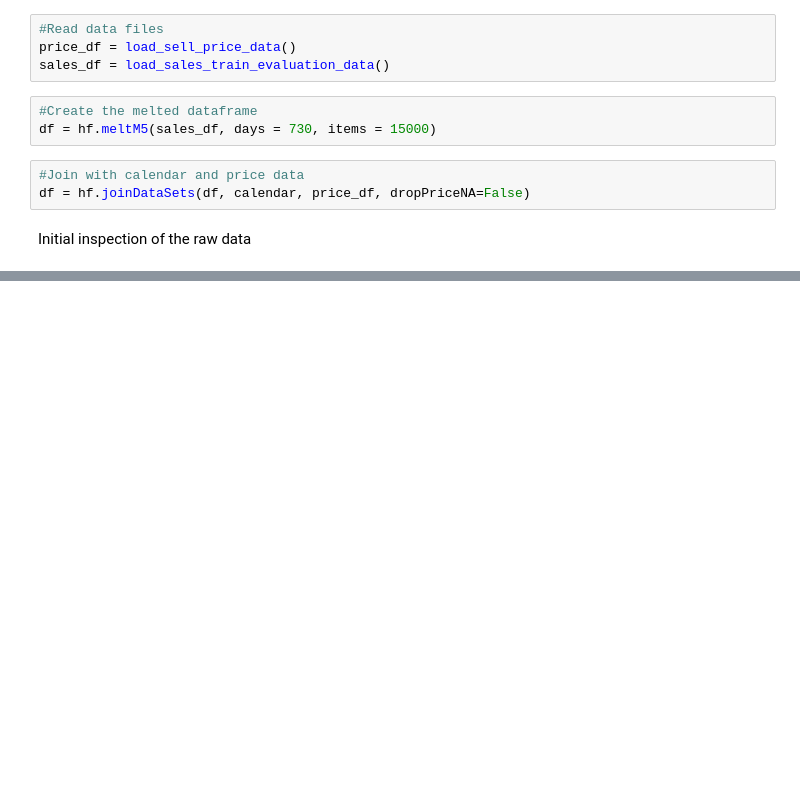
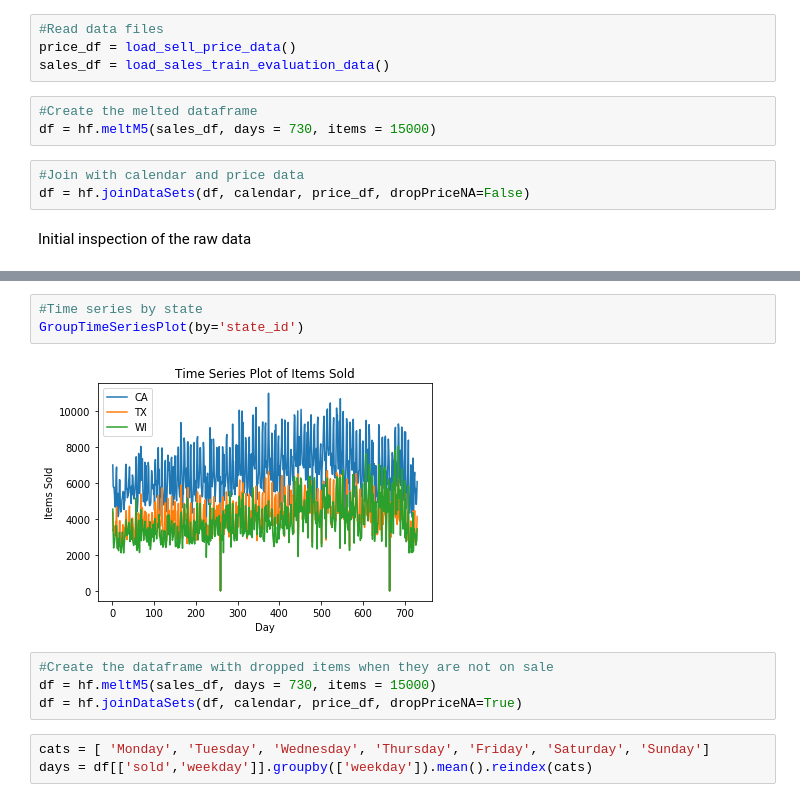
Before and after one commit to kanitjompuk40/GroupWork, a Jupyter notebook: AML/EDA.ipynb, the cells around one changed output, grey strips where cells are left out. Drawn from its saved outputs; the diff is of its cells as text; blank space fills up the shorter version.

Commit message:
Added mean sales per weekday

```diff
--- a/AML/EDA.ipynb
+++ b/AML/EDA.ipynb
@@ -204,0 +214,12 @@ plt.show()
+# %%
+#Time series by state
+GroupTimeSeriesPlot(by='state_id')
+# %% [output]
+[figure, added]
+# %%
+#Create the dataframe with dropped items when they are not on sale
+df = hf.meltM5(sales_df, days = 730, items = 15000)
+df = hf.joinDataSets(df, calendar, price_df, dropPriceNA=True)
+# %%
+cats = [ 'Monday', 'Tuesday', 'Wednesday', 'Thursday', 'Friday', 'Saturday', 'Sunday']
+days = df[['sold','weekday']].groupby(['weekday']).mean().reindex(cats)
```
Also changed, not shown: parts of 10 cells of this notebook.
